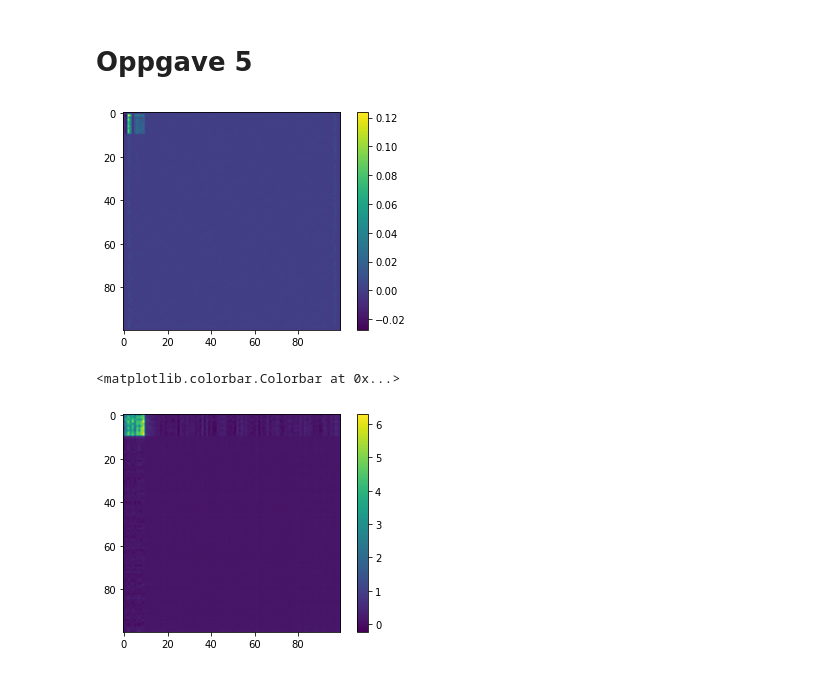
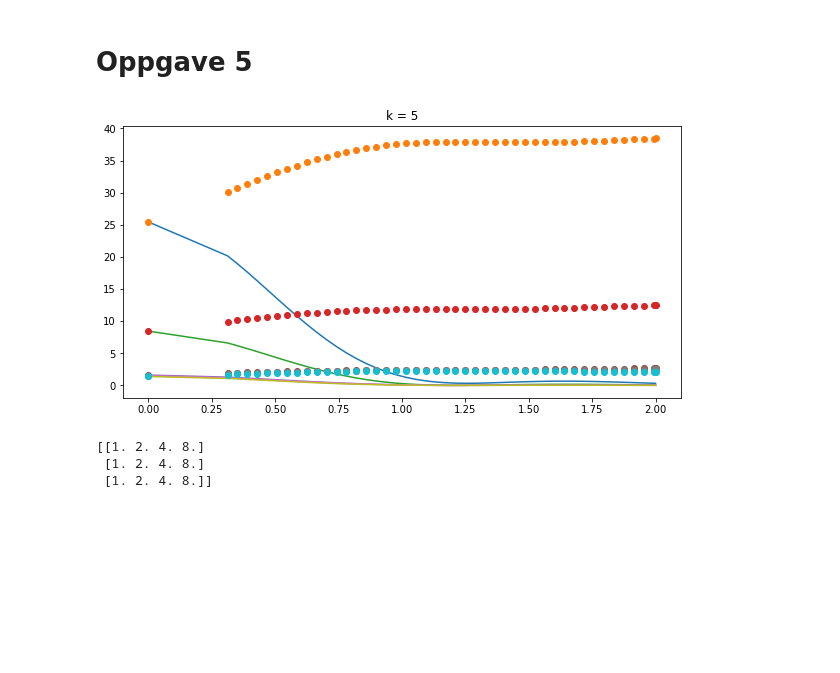
Before and after one commit to albertbayazidi/Dynamic-Low-Rank-Approximations-and-Bidiagonalization, a Jupyter notebook: test.ipynb, the cells around one changed output. Cells and saved outputs as stored; diff of their text form; code cells hidden in the pictures; blank space fills up the shorter version.

```diff
--- a/test.ipynb
+++ b/test.ipynb
@@ -153,14 +152,45 @@ method = dlr.second_order_method
 U_tensor,S_tensor,V_tensor,t_vals = vssi.variable_solver(t0,tf,A_20,tol,h,method,k)
 
 Yt,Ut,St,Vt = vssi.format_Yt(A_20,U_tensor,S_tensor,V_tensor)
+# %%
+sing_vals_exact = vssi.compute_singular_values(ex.A_2,5,t_vals)
+sing_vals_approx = vssi.extract_singular_values(St)
+
+
+plt.figure(1,figsize=(10,5))
+plt.title("k = 5")
+for i in range(len(sing_vals_exact)):
+    plt.plot(t_vals,sing_vals_exact[i])
+    plt.plot(t_vals,sing_vals_approx[i], "o")
+    #plt.legend()
+plt.show()
+
+
+
+# vssi.extract_singular_values(St)
+
+# sing_vals_exact = vssi.compute_singular_values(ex.A_2,20,t_vals)
+
+# plt.figure(1,figsize=(10,5))
+# plt.title("k = 20")
+# for vals in sing_vals_exact:
+#     plt.plot(t_vals,vals)
+# plt.show()
+# %% [output]
+[figure, added]
 # %%
-plt.imshow(A_2f)
-plt.colorbar()
-plt.show()
+# plt.imshow(A_2f)
+# plt.colorbar()
+# plt.show()
 
-plt.imshow(Yt[-1])
-plt.colorbar()
+# plt.imshow(Yt[-1])
+# plt.colorbar()
+
+
+S = np.array([np.identity(3), 2* np.identity(3), 4 * np.identity(3),8 * np.identity(3)])
+sing = vssi.extract_singular_values(S)
+print(sing)
 # %% [output]
-[figure, removed]
-<matplotlib.colorbar.Colorbar at 0x...>
+[[1. 2. 4. 8.]
+ [1. 2. 4. 8.]
+ [1. 2. 4. 8.]]
-[figure, removed]
```
Also changed, not shown: parts of 2 cells of this notebook, 1 other file.
